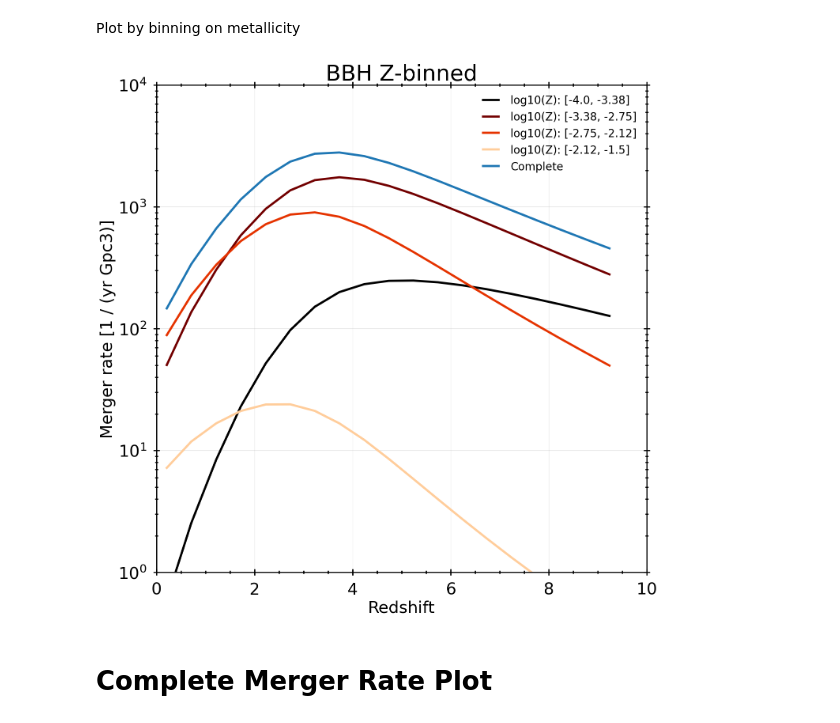
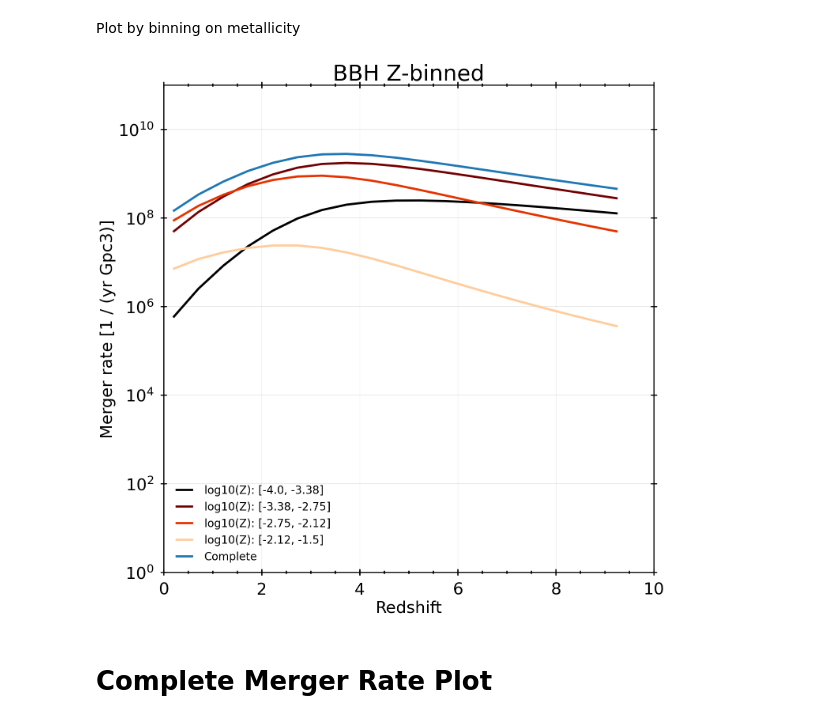
Before and after one commit to stlgolfer/metallicity_mergers, a Jupyter notebook: convolve_test.ipynb, the cells around one changed output. Drawn from its saved outputs; the diff is of its cells as text; code cells hidden in the pictures.

```diff
--- a/convolve_test.ipynb
+++ b/convolve_test.ipynb
@@ -618,35 +620,35 @@ for bi in range(fiducial_plotting_data['merger_rates_binned_by_metallicities'].s
     #     # label=f'log10(Z): [{merger_metallicity_bins[bi]}, {merger_metallicity_bins[bi+1]}]'
     # )
 
 # complete_merger_ax.plot(
 #     fiducial_plotting_data['redshifts'],
 #     np.sum(fiducial_plotting_data['merger_rates_binned_by_metallicities'],axis=0)
 # )
 
 merger_ax.plot(
     fiducial_plotting_data['redshifts'],
     np.sum(fiducial_plotting_data['merger_rates_binned_by_metallicities'],axis=0),
     label='Complete'
 )
 
 merger_ax.set_xlabel('Redshift')
 # complete_merger_ax.set_xlabel('Redshift')
 # merger_ax.set_ylim(sorted(merger_ax.get_ylim()))
 merger_ax.set_yscale('log')
 # complete_merger_ax.set_yscale('log')
 
 merger_ax.set_ylabel(f'Merger rate [{fiducial_plotting_data['y_units']}]')
 merger_ax.legend()
 merger_ax.set_title(f'{TYPES} Z-binned')
 # complete_merger_ax.set_title('Complete rate')
 
 merger_ax.set_xlim(0, 10)
-merger_ax.set_ylim(1,10e3)
+merger_ax.set_ylim(1,10e10)
 # complete_merger_ax.set_xlim(0, 10)
 # complete_merger_ax.set_ylim(1,10000)
 merger_fig.savefig('merger rates.png')
 # %% [output]
-[figure, old version]
+[figure, new version]
 # %% [markdown]
 # Complete Merger Rate Plot
 # %%
```
Also changed, not shown: parts of 8 cells of this notebook, 1 other file.
